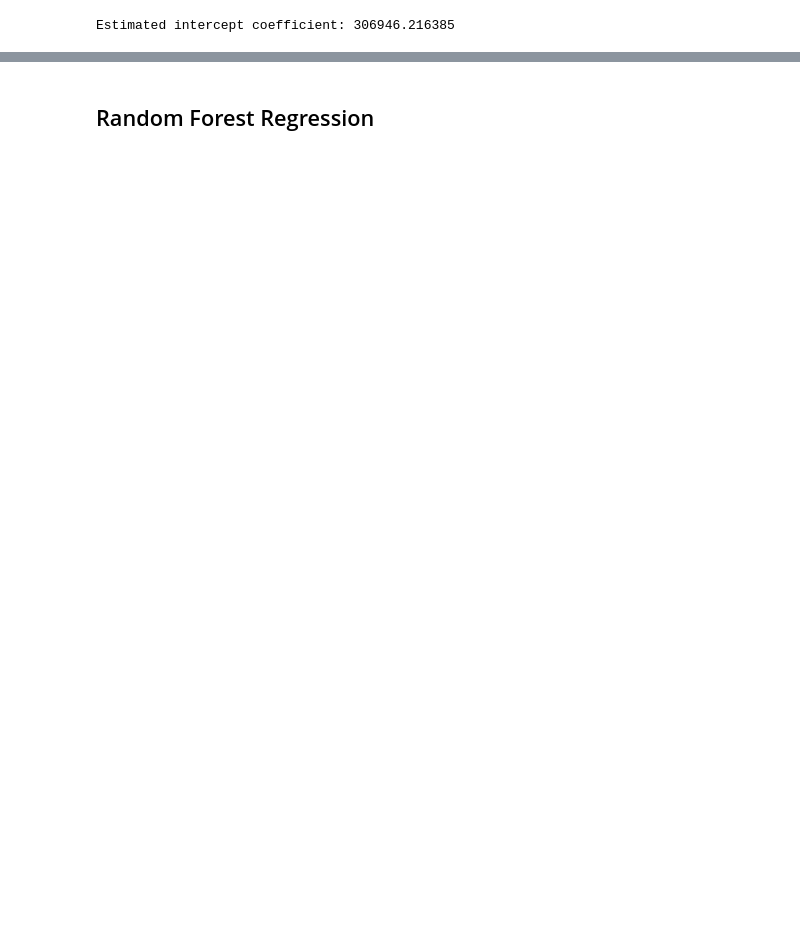
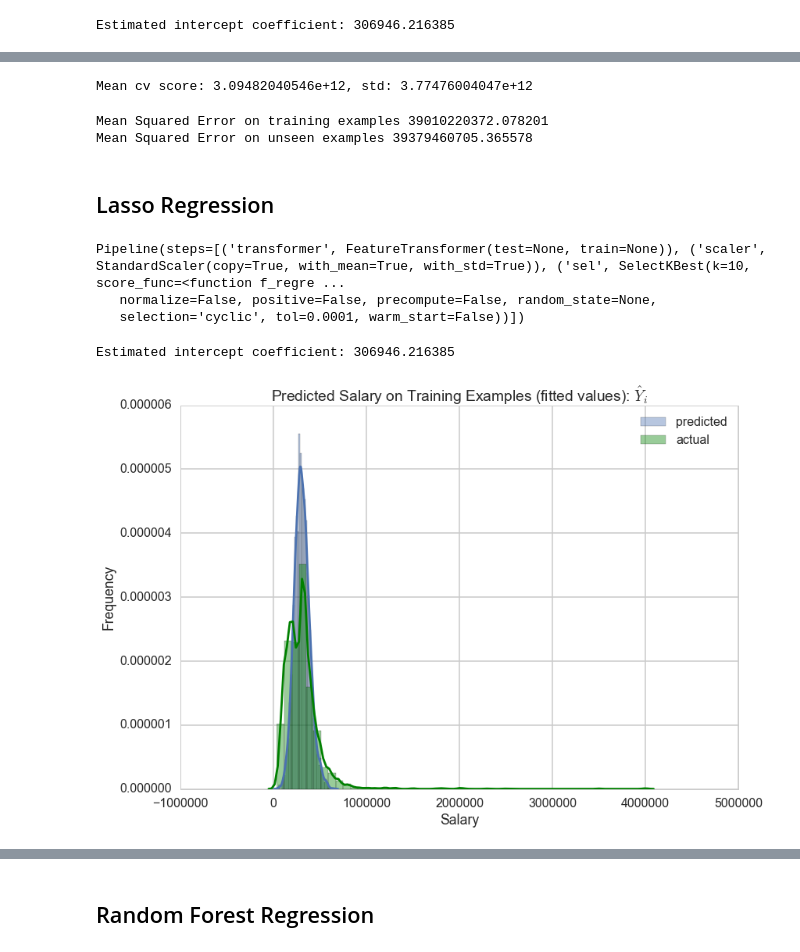
Before and after one commit to numb3r33/CoDS2016, a Jupyter notebook: Modelling.ipynb, the cells around one changed output, grey strips where cells are left out. Drawn from its saved outputs; the diff is of its cells as text; code cells hidden in the pictures; blank space fills up the shorter version.

```diff
--- a/Modelling.ipynb
+++ b/Modelling.ipynb
@@ -144,0 +157,28 @@ plt.title("Salaries vs Predicted salaries on Unseen Examples: $Y_i$ vs $\hat{Y}_
+# %%
+print 'Mean cv score: {}, std: {} '.format(scores, mean)
+# %% [output]
+Mean cv score: 3.09482040546e+12, std: 3.77476004047e+12
+# %%
+mseTrain = np.mean((y_train - pipeline.predict(X_train)) ** 2)
+mseTest = np.mean((y_test - pipeline.predict(X_test)) ** 2)
+
+print 'Mean Squared Error on training examples %f ' %mseTrain
+print 'Mean Squared Error on unseen examples %f ' %mseTest
+# %% [output]
+Mean Squared Error on training examples 39010220372.078201
+Mean Squared Error on unseen examples 39379460705.365578
+# %% [markdown]
+## Lasso Regression
+# %%
+ft = FeatureTransformer(train, test)
+sel = SelectKBest(f_regression, k=10)
+scaler = StandardScaler()
+lasso = Lasso(alpha=0.1)
+# %%
+pipeline = Pipeline([('transformer', ft), ('scaler', scaler), ('sel', sel), ('lasso', lasso)])
+# %%
+pipeline.fit(X_train, y_train)
+# %% [output]
+Pipeline(steps=[('transformer', FeatureTransformer(test=None, train=None)), ('scaler', StandardScaler(copy=True, with_mean=True, with_std=True)), ('sel', SelectKBest(k=10, score_func=<function f_regre ...
+   normalize=False, positive=False, precompute=False, random_state=None,
+   selection='cyclic', tol=0.0001, warm_start=False))])
@@ -144,0 +187,13 @@ plt.title("Salaries vs Predicted salaries on Unseen Examples: $Y_i$ vs $\hat{Y}_
+# %%
+print 'Estimated intercept coefficient:', lasso_comp.intercept_
+# %% [output]
+Estimated intercept coefficient: 306946.216385
+# %%
+sns.distplot(pipeline.predict(X_train), label='predicted')
+sns.distplot(y_train, color='g', label='actual')
+plt.title('Predicted Salary on Training Examples (fitted values): $\hat{Y}_i$')
+plt.xlabel('Salary')
+plt.ylabel('Frequency')
+plt.legend(loc='best');
+# %% [output]
+[figure, added]
```
Also changed, not shown: parts of 35 cells of this notebook, 1 other file.
